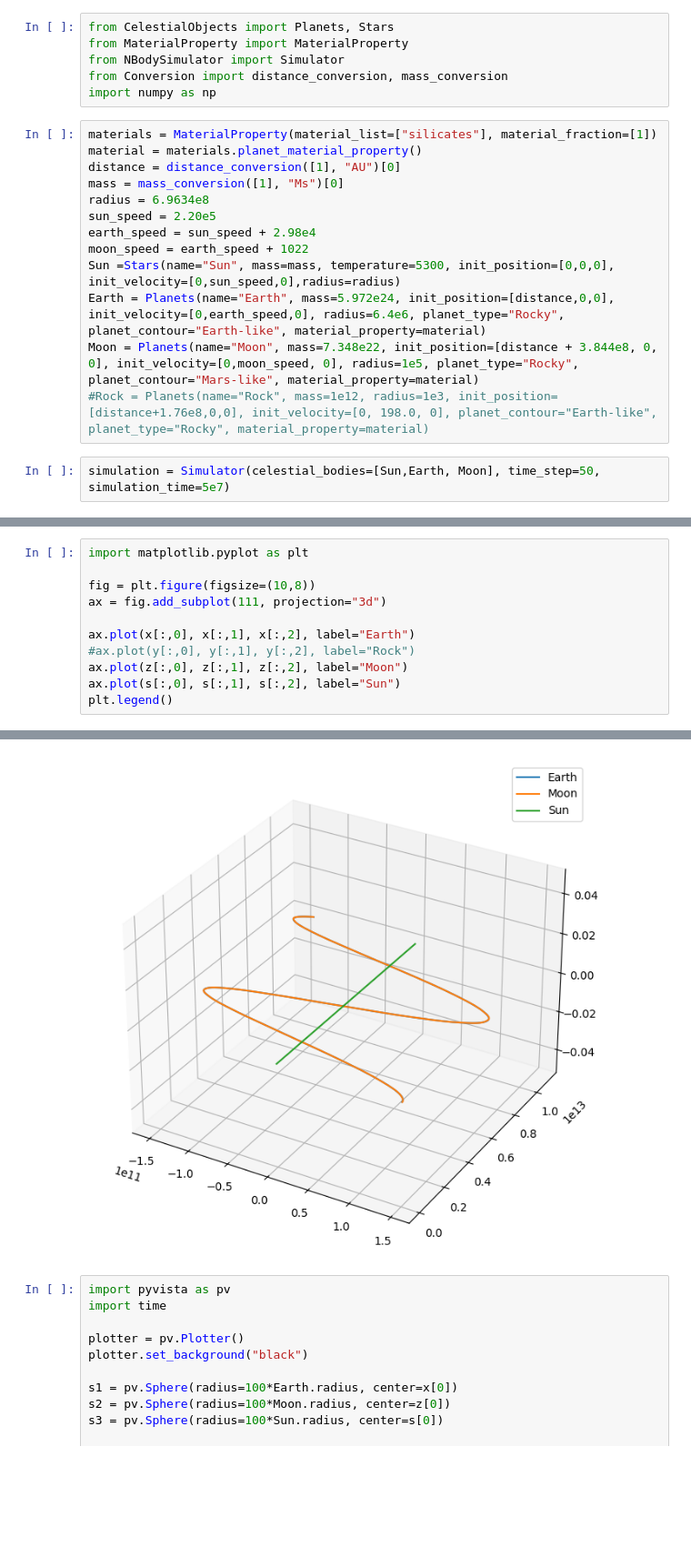
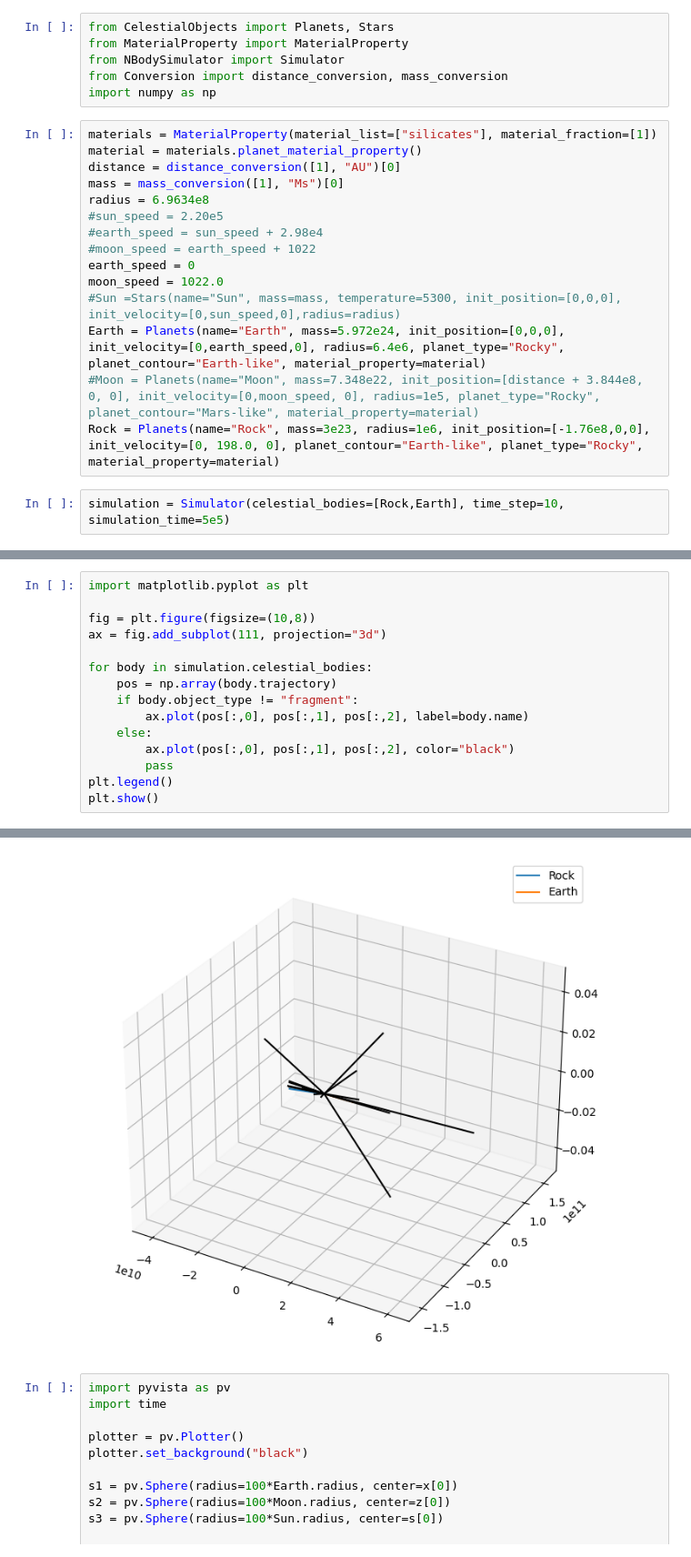
Before and after one commit to Sats2/cosmicBallet, a Jupyter notebook: src/cosmicBallet/three_body_test.ipynb, the cells around one changed output, grey strips where cells are left out. Shown: that part at 91% size. Drawn from its saved outputs; the diff is of its cells as text; blank space fills up the shorter version.

```diff
--- a/src/cosmicBallet/three_body_test.ipynb
+++ b/src/cosmicBallet/three_body_test.ipynb
@@ -10,12 +10,14 @@ material = materials.planet_material_property()
 distance = distance_conversion([1], "AU")[0]
 mass = mass_conversion([1], "Ms")[0]
 radius = 6.9634e8
-sun_speed = 2.20e5
-earth_speed = sun_speed + 2.98e4
-moon_speed = earth_speed + 1022
-Sun =Stars(name="Sun", mass=mass, temperature=5300, init_position=[0,0,0], init_velocity=[0,sun_speed,0],radius=radius)
-Earth = Planets(name="Earth", mass=5.972e24, init_position=[distance,0,0], init_velocity=[0,earth_speed,0], radius=6.4e6, planet_type="Rocky", planet_contour="Earth-like", material_property=material)
-Moon = Planets(name="Moon", mass=7.348e22, init_position=[distance + 3.844e8, 0, 0], init_velocity=[0,moon_speed, 0], radius=1e5, planet_type="Rocky", planet_contour="Mars-like", material_property=material)
-#Rock = Planets(name="Rock", mass=1e12, radius=1e3, init_position=[distance+1.76e8,0,0], init_velocity=[0, 198.0, 0], planet_contour="Earth-like", planet_type="Rocky", material_property=material)
+#sun_speed = 2.20e5
+#earth_speed = sun_speed + 2.98e4
+#moon_speed = earth_speed + 1022
+earth_speed = 0
+moon_speed = 1022.0
+#Sun =Stars(name="Sun", mass=mass, temperature=5300, init_position=[0,0,0], init_velocity=[0,sun_speed,0],radius=radius)
+Earth = Planets(name="Earth", mass=5.972e24, init_position=[0,0,0], init_velocity=[0,earth_speed,0], radius=6.4e6, planet_type="Rocky", planet_contour="Earth-like", material_property=material)
+#Moon = Planets(name="Moon", mass=7.348e22, init_position=[distance + 3.844e8, 0, 0], init_velocity=[0,moon_speed, 0], radius=1e5, planet_type="Rocky", planet_contour="Mars-like", material_property=material)
+Rock = Planets(name="Rock", mass=3e23, radius=1e6, init_position=[-1.76e8,0,0], init_velocity=[0, 198.0, 0], planet_contour="Earth-like", planet_type="Rocky", material_property=material)
 # %%
-simulation = Simulator(celestial_bodies=[Sun,Earth, Moon], time_step=50, simulation_time=5e7)
+simulation = Simulator(celestial_bodies=[Rock,Earth], time_step=10, simulation_time=5e5)
@@ -32,9 +58,13 @@ import matplotlib.pyplot as plt
 fig = plt.figure(figsize=(10,8))
 ax = fig.add_subplot(111, projection="3d")
 
-ax.plot(x[:,0], x[:,1], x[:,2], label="Earth")
-#ax.plot(y[:,0], y[:,1], y[:,2], label="Rock")
-ax.plot(z[:,0], z[:,1], z[:,2], label="Moon")
-ax.plot(s[:,0], s[:,1], s[:,2], label="Sun")
+for body in simulation.celestial_bodies:
+    pos = np.array(body.trajectory)
+    if body.object_type != "fragment":
+        ax.plot(pos[:,0], pos[:,1], pos[:,2], label=body.name)
+    else:
+        ax.plot(pos[:,0], pos[:,1], pos[:,2], color="black")
+        pass
 plt.legend()
+plt.show()
 # %% [output]
@@ -42,4 +71,4 @@ plt.legend()
-[figure, old version]
+[figure, new version]
 # %%
 import pyvista as pv
 import time
```
Also changed, not shown: parts of 5 cells of this notebook, 1 other file.
